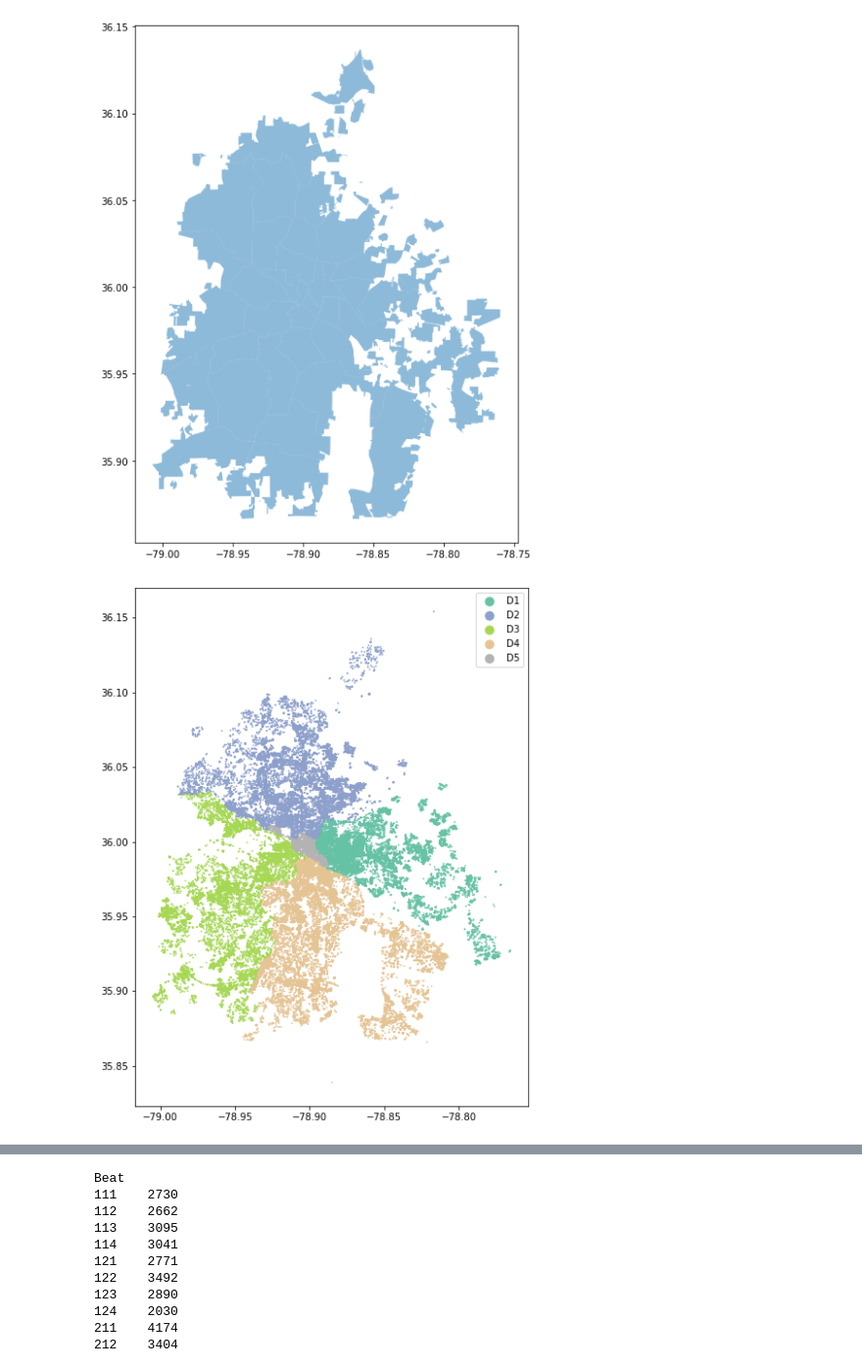
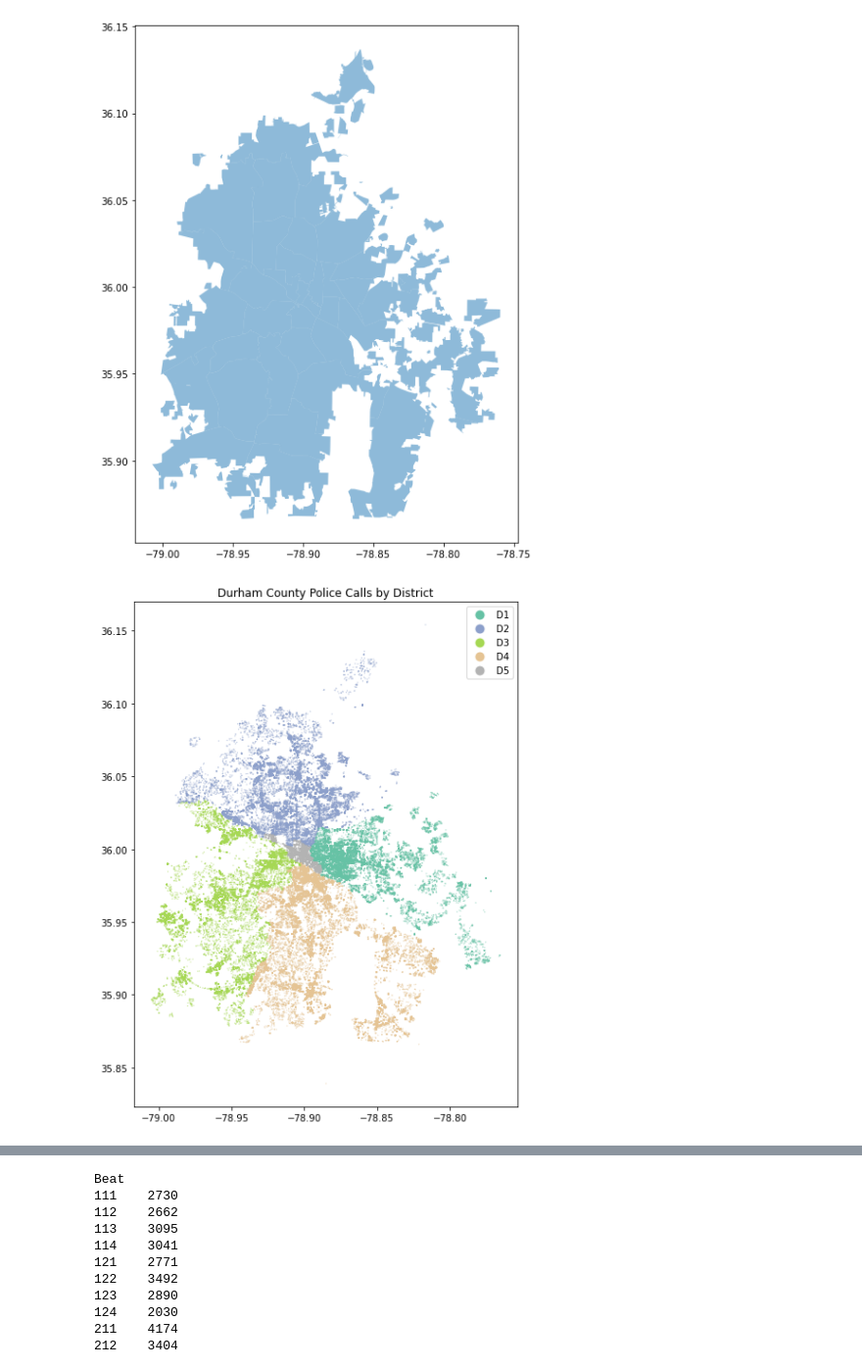
Before and after one commit to sadiesheridan/dataplus-project27-community-safety-durham, a Jupyter notebook: 10_code/EDA.ipynb, the cells around one changed output, grey strips where cells are left out. Shown at 98% size. Saved outputs shown, nothing was run; the diff lists cells and outputs as text; code cells hidden in the pictures.

```diff
--- a/10_code/EDA.ipynb
+++ b/10_code/EDA.ipynb
@@ -268,15 +268,19 @@ plt.show()
 # %%
 # Plot the call data by district using geopandas .plot() method
 fig, ax = plt.subplots(figsize = (10,10))
 
 dpdcalls.plot(column='District',
                          categorical=True,
                          legend=True,
                          figsize=(10,6),
-                         markersize=0.5,
+                         markersize=0.05,
                          cmap="Set2", ax=ax, aspect=1);
+
+
+ax.set(title='Durham County Police Calls by District')
+plt.show()
 # %% [output]
-[figure, old version]
+[figure, new version]
 # %%
 # Plot the call data by Beat using geopandas .plot() method
 fig, ax = plt.subplots(figsize = (10,10))
```
Also changed, not shown: parts of 5 cells of this notebook.
